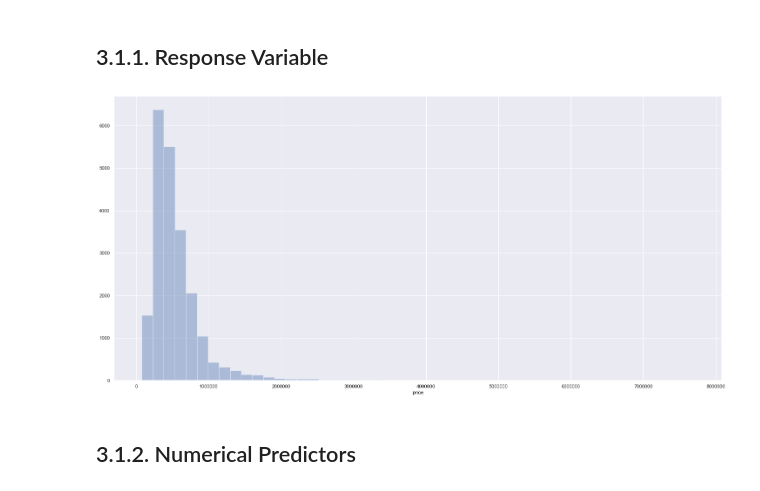
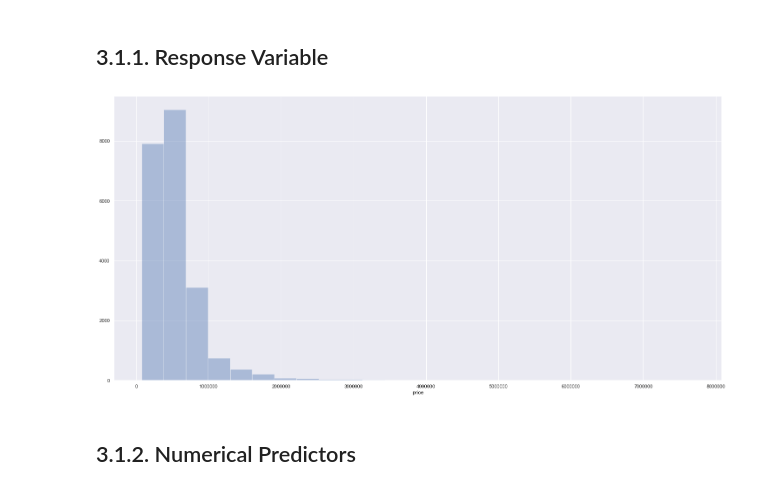
Before and after one commit to cidones/house-rocket-training, a Jupyter notebook: house_rocket.ipynb, the cells around one changed output. Saved outputs shown, nothing was run; the diff lists cells and outputs as text; code cells hidden in the pictures.

```diff
--- a/house_rocket.ipynb
+++ b/house_rocket.ipynb
@@ -100,6 +100,10 @@ sqft_lot15         int64
 dtype: object
 # %%
 df1['bathrooms'] = np.round(df1['bathrooms'], 1)
+
+#convert date from string to datetime64
+df1['date'] = pd.to_datetime( df1['date'])
+
 df1.head()
 # %% [output]
 |  | id | date | price | bedrooms | bathrooms | sqft_living | sqft_lot | floors | waterfront | view | ... |
@@ -263,9 +289,9 @@ df3 = df2.copy()
 # %% [markdown]
 ## 3.1.1. Response Variable
 # %%
-sns.distplot( df3['price'], kde=False, bins=50 );
+sns.distplot( df3['price'], kde=False, bins=25 );
 # %% [output]
-[figure, old version]
+[figure, new version]
 # %% [markdown]
 ## 3.1.2. Numerical Predictors
 # %% [markdown]
```
Also changed, not shown: parts of 31 cells of this notebook.
